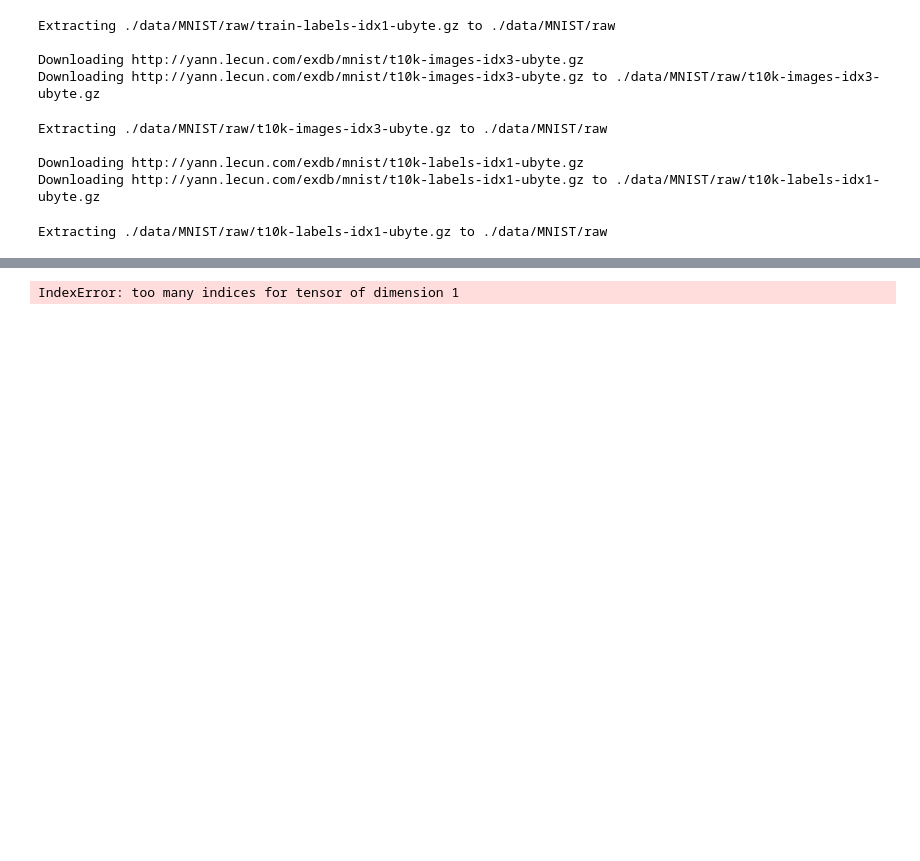
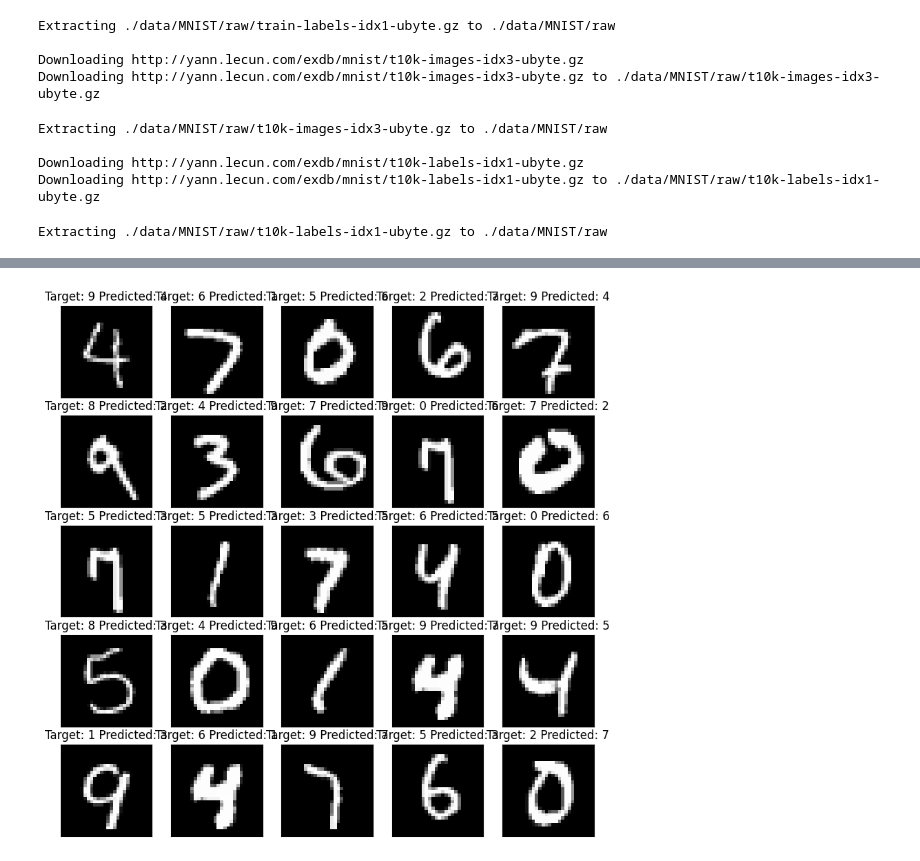
Before and after one commit to aakashvardhan/s7-in-depth-practice, a Jupyter notebook: notebooks/model3.ipynb, the cells around one changed output, grey strips where cells are left out. Saved outputs shown, nothing was run; the diff lists cells and outputs as text; code cells hidden in the pictures; blank space fills up the shorter version.

Commit message:
Refactor get_incorrect_predictions and plot_incorrect functions

```diff
--- a/notebooks/model3.ipynb
+++ b/notebooks/model3.ipynb
@@ -107,7 +107,7 @@ Estimated Total Size (MB): 0.55
 from torch.optim.lr_scheduler import StepLR
 
 
-optimizer = sgd_optimizer(model3, 0.05)
+optimizer = sgd_optimizer(model3, 0.01)
 scheduler = StepLR(optimizer, step_size=7, gamma=0.1)
 EPOCHS = 15
 lr = []
@@ -155,8 +155,10 @@ EPOCH: 12
 ... (4 outputs left out)
 # %%
 incorrect, incorrect_pred, incorrect_target = get_incorrect_predictions(model3, cuda, test_loader)
-# %% [output]
-IndexError: too many indices for tensor of dimension 1
+# %%
+plot_incorrect(incorrect, incorrect_pred, incorrect_target, test_loader)
+# %% [output]
+[figure, added]
 # %%
 # Save model
 torch.save(model3.state_dict(), 'best_model.pth')
```
Also changed, not shown: parts of 3 cells of this notebook, 1 other file.
